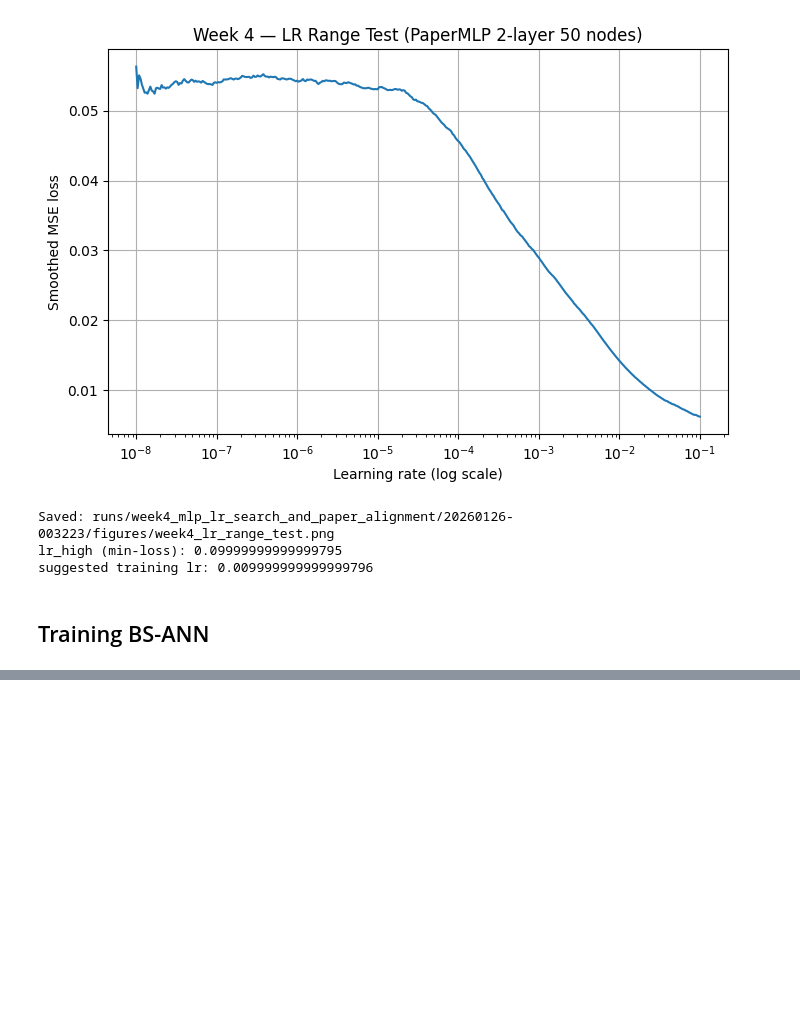
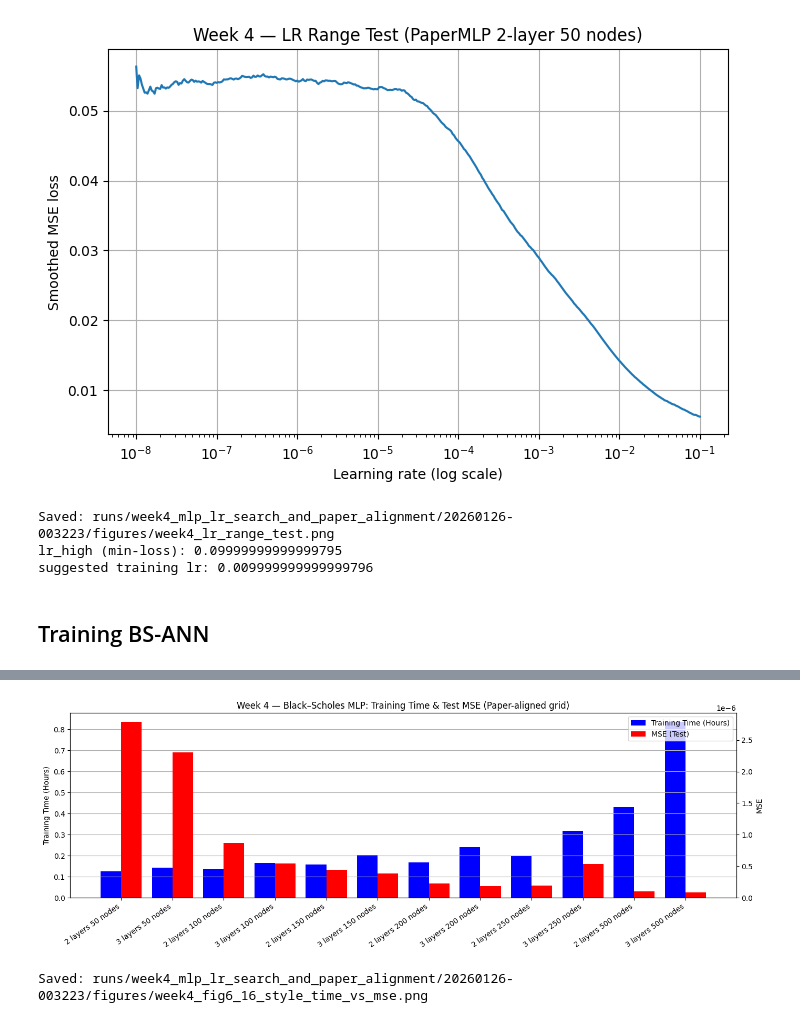
Before and after one commit to JosephOuyang/machine_learning_for_options_pricing_and_implied_volatility, a Jupyter notebook: notebooks/options_pricing_main.ipynb, the cells around one changed output, grey strips where cells are left out. Saved outputs shown, nothing was run; the diff lists cells and outputs as text; code cells hidden in the pictures; blank space fills up the shorter version.

Commit message:
update week 4 notebook

```diff
--- a/notebooks/options_pricing_main.ipynb
+++ b/notebooks/options_pricing_main.ipynb
@@ -1213,37 +1199,40 @@ epoch 200/200 | train MSE=3.664e-07 | test MSE=3.833e-07
 # %%
 # =========================
-# CELL 4.6 — Figure 6.16 style plot: Training time (blue) + MSE (red)
+# CELL 4.6 — Two-sided bar chart (Figure 6.16 in paper)
 # =========================
 labels = df["label"].tolist()
 x = np.arange(len(labels))
 
 train_hours = df["train_hours"].values
 test_mse = df["test_mse"].values
 
 fig, ax1 = plt.subplots(figsize=(14, 5))
 ax2 = ax1.twinx()
 
 bar_w = 0.40
-ax1.bar(x - bar_w/2, train_hours, width=bar_w, label="Training Time (Hours)")
-ax2.bar(x + bar_w/2, test_mse,    width=bar_w, label="MSE (Test)")
+ax1.bar(x - bar_w/2, train_hours, width=bar_w, label="Training Time (Hours)", color='blue')
+ax2.bar(x + bar_w/2, test_mse,    width=bar_w, label="MSE (Test)", color='red')
 
 ax1.set_ylabel("Training Time (Hours)")
 ax2.set_ylabel("MSE")
 ax1.set_title("Week 4 — Black–Scholes MLP: Training Time & Test MSE (Paper-aligned grid)")
 ax1.set_xticks(x)
 ax1.set_xticklabels(labels, rotation=35, ha="right")
 ax1.grid(True, axis="y")
 
 h1, l1 = ax1.get_legend_handles_labels()
 h2, l2 = ax2.get_legend_handles_labels()
-ax1.legend(h1+h2, l1+l2, loc="upper left")
+ax1.legend(h1+h2, l1+l2, loc="upper right") # Changed legend location to 'upper right'
 
 plt.tight_layout()
 
 fig_path = os.path.join(fig_dir, "week4_fig6_16_style_time_vs_mse.png")
 plt.savefig(fig_path, dpi=180, bbox_inches="tight")
 plt.show()
 
 print("Saved:", fig_path)
+# %% [output]
+[figure, added]
+Saved: runs/week4_mlp_lr_search_and_paper_alignment/20260126-003223/figures/week4_fig6_16_style_time_vs_mse.png
 # %%
 # =========================
```
Also changed, not shown: parts of 7 cells of this notebook.
